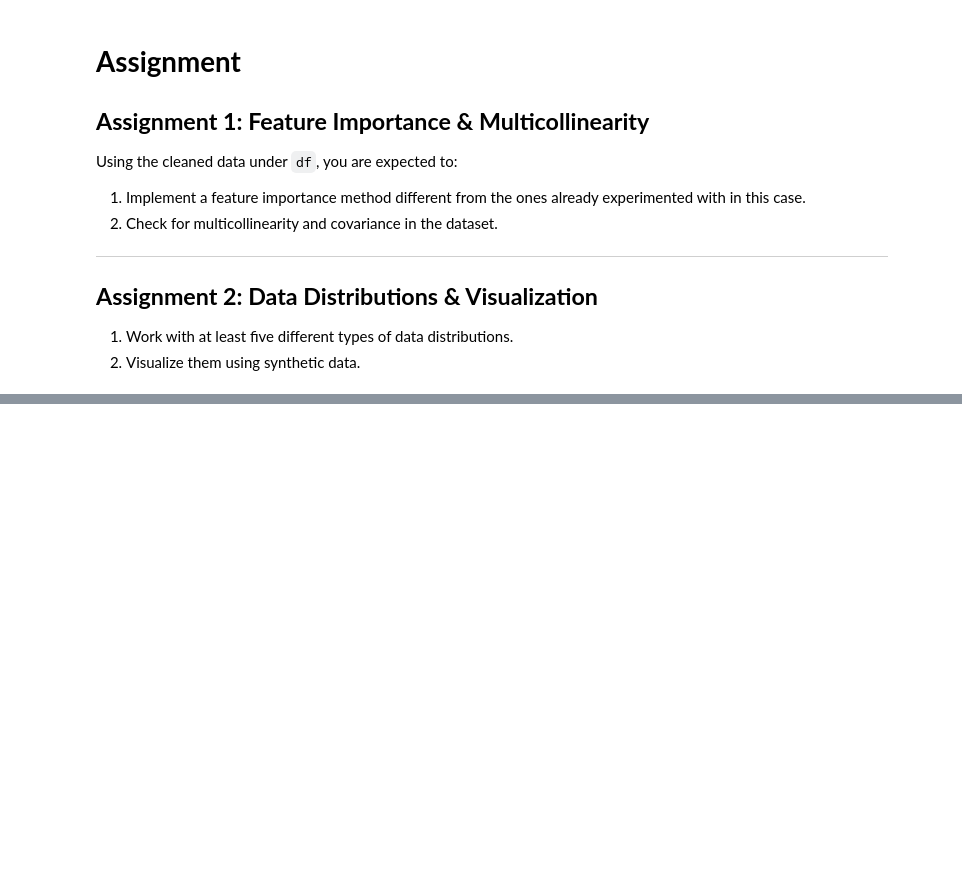
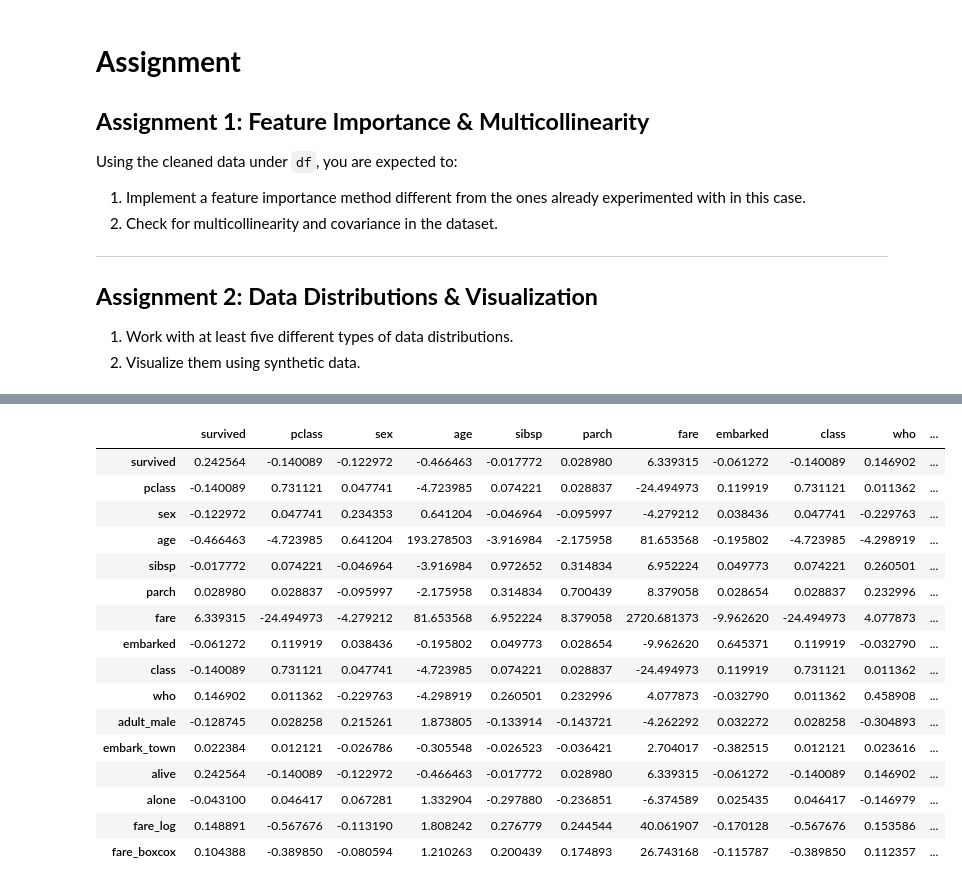
Before and after one commit to 5237-mests/5237-mests, a Jupyter notebook: UNDP_SETH.ipynb, the cells around one changed output, grey strips where cells are left out. Saved outputs shown, nothing was run; the diff lists cells and outputs as text; code cells hidden in the pictures; blank space fills up the shorter version.

```diff
--- a/UNDP_SETH.ipynb
+++ b/UNDP_SETH.ipynb
@@ -848,0 +1427,35 @@ Using the cleaned data under `df`, you are expected to:
+# %%
+
+# 2. Check for multicollinearity and covariance in the dataset
+correlation_matrix = df.corr()
+
+# Find features with high correlation (e.g., correlation > 0.85)
+highly_correlated_features = set()
+for i in range(len(correlation_matrix.columns)):
+    for j in range(i):
+        if abs(correlation_matrix.iloc[i, j]) > 0.85:
+            colname = correlation_matrix.columns[i]
+            highly_correlated_features.add(colname)
+
+
+# Calculate the covariance matrix
+covariance_matrix = df.cov()
+covariance_matrix
+# %% [output]
+|  | survived | pclass | sex | age | sibsp | parch | fare | embarked | class | who | ... |
+| survived | 0.242564 | -0.140089 | -0.122972 | -0.466463 | -0.017772 | 0.028980 | 6.339315 | -0.061272 | -0.140089 | 0.146902 | ... |
+| pclass | -0.140089 | 0.731121 | 0.047741 | -4.723985 | 0.074221 | 0.028837 | -24.494973 | 0.119919 | 0.731121 | 0.011362 | ... |
+| sex | -0.122972 | 0.047741 | 0.234353 | 0.641204 | -0.046964 | -0.095997 | -4.279212 | 0.038436 | 0.047741 | -0.229763 | ... |
+| age | -0.466463 | -4.723985 | 0.641204 | 193.278503 | -3.916984 | -2.175958 | 81.653568 | -0.195802 | -4.723985 | -4.298919 | ... |
+| sibsp | -0.017772 | 0.074221 | -0.046964 | -3.916984 | 0.972652 | 0.314834 | 6.952224 | 0.049773 | 0.074221 | 0.260501 | ... |
+| parch | 0.028980 | 0.028837 | -0.095997 | -2.175958 | 0.314834 | 0.700439 | 8.379058 | 0.028654 | 0.028837 | 0.232996 | ... |
+| fare | 6.339315 | -24.494973 | -4.279212 | 81.653568 | 6.952224 | 8.379058 | 2720.681373 | -9.962620 | -24.494973 | 4.077873 | ... |
+| embarked | -0.061272 | 0.119919 | 0.038436 | -0.195802 | 0.049773 | 0.028654 | -9.962620 | 0.645371 | 0.119919 | -0.032790 | ... |
+| class | -0.140089 | 0.731121 | 0.047741 | -4.723985 | 0.074221 | 0.028837 | -24.494973 | 0.119919 | 0.731121 | 0.011362 | ... |
+| who | 0.146902 | 0.011362 | -0.229763 | -4.298919 | 0.260501 | 0.232996 | 4.077873 | -0.032790 | 0.011362 | 0.458908 | ... |
+| adult_male | -0.128745 | 0.028258 | 0.215261 | 1.873805 | -0.133914 | -0.143721 | -4.262292 | 0.032272 | 0.028258 | -0.304893 | ... |
+| embark_town | 0.022384 | 0.012121 | -0.026786 | -0.305548 | -0.026523 | -0.036421 | 2.704017 | -0.382515 | 0.012121 | 0.023616 | ... |
+| alive | 0.242564 | -0.140089 | -0.122972 | -0.466463 | -0.017772 | 0.028980 | 6.339315 | -0.061272 | -0.140089 | 0.146902 | ... |
+| alone | -0.043100 | 0.046417 | 0.067281 | 1.332904 | -0.297880 | -0.236851 | -6.374589 | 0.025435 | 0.046417 | -0.146979 | ... |
+| fare_log | 0.148891 | -0.567676 | -0.113190 | 1.808242 | 0.276779 | 0.244544 | 40.061907 | -0.170128 | -0.567676 | 0.153586 | ... |
+| fare_boxcox | 0.104388 | -0.389850 | -0.080594 | 1.210263 | 0.200439 | 0.174893 | 26.743168 | -0.115787 | -0.389850 | 0.112357 | ... |
```
Also changed, not shown: parts of 72 cells of this notebook.
